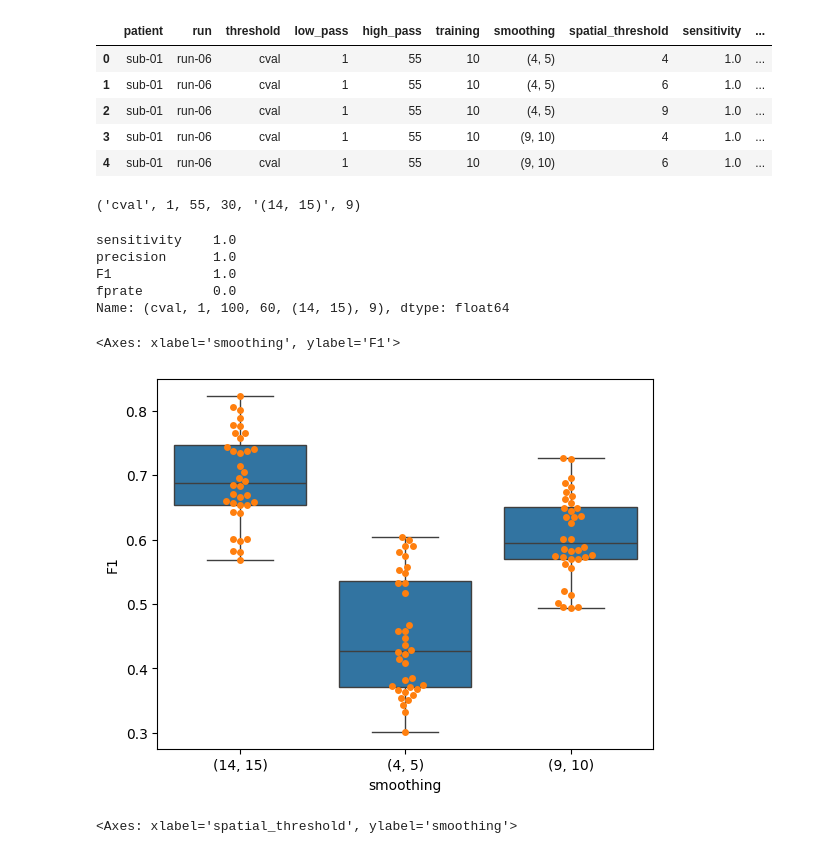
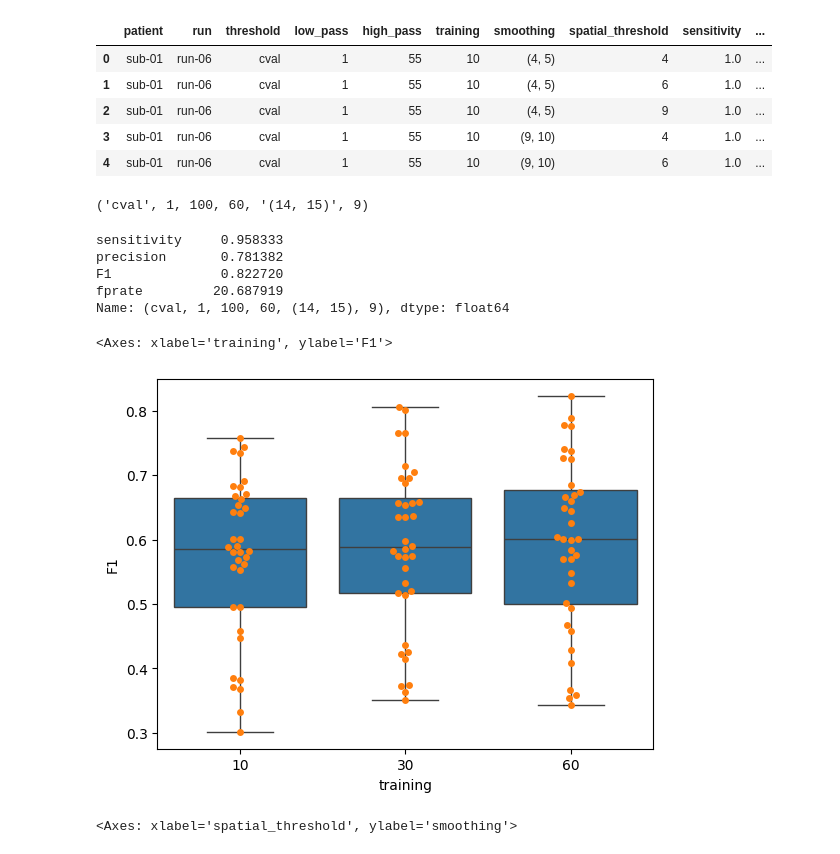
Before and after one commit to wojemann/DynaSD_competition, a Jupyter notebook: DynaSD_scalp/testing_e2b.ipynb, the cells around one changed output. Saved outputs shown, nothing was run; the diff lists cells and outputs as text; code cells hidden in the pictures.

```diff
--- a/DynaSD_scalp/testing_e2b.ipynb
+++ b/DynaSD_scalp/testing_e2b.ipynb
@@ -132,28 +132,28 @@ results.head()
 | 3 | sub-01 | run-06 | cval | 1 | 55 | 10 | (9, 10) | 4 | 1.0 | ... |
 | 4 | sub-01 | run-06 | cval | 1 | 55 | 10 | (9, 10) | 6 | 1.0 | ... |
 # %%
-results_mean = results.groupby(['threshold','low_pass','high_pass','training','smoothing','spatial_threshold'])[['sensitivity','precision','F1','fprate']].median()
+results_mean = results.groupby(['threshold','low_pass','high_pass','training','smoothing','spatial_threshold'])[['sensitivity','precision','F1','fprate']].mean()
 # results_mean['smoothing'] = results_mean['smoothing'].astype(str)
 # %%
 results_mean['F1'].idxmax()
 # %% [output]
-('cval', 1, 55, 30, '(14, 15)', 9)
+('cval', 1, 100, 60, '(14, 15)', 9)
 # %%
 results_mean.loc[('cval', 1, 100, 60, '(14, 15)', 9)]
 # %% [output]
-sensitivity    1.0
-precision      1.0
-F1             1.0
-fprate         0.0
+sensitivity     0.958333
+precision       0.781382
+F1              0.822720
+fprate         20.687919
 Name: (cval, 1, 100, 60, (14, 15), 9), dtype: float64
 # %%
-x = 'smoothing'
+x = 'training'
 y = 'F1'
 sns.boxplot(results_mean,x=x,y=y)
 sns.swarmplot(results_mean,x=x,y=y)
 # %% [output]
-<Axes: xlabel='smoothing', ylabel='F1'>
+<Axes: xlabel='training', ylabel='F1'>
-[figure, old version]
+[figure, new version]
 # %%
 results_heat = results.groupby(['smoothing','spatial_threshold'])[['sensitivity','precision','F1','fprate']].mean()
 
```
Also changed, not shown: 2 other files.
